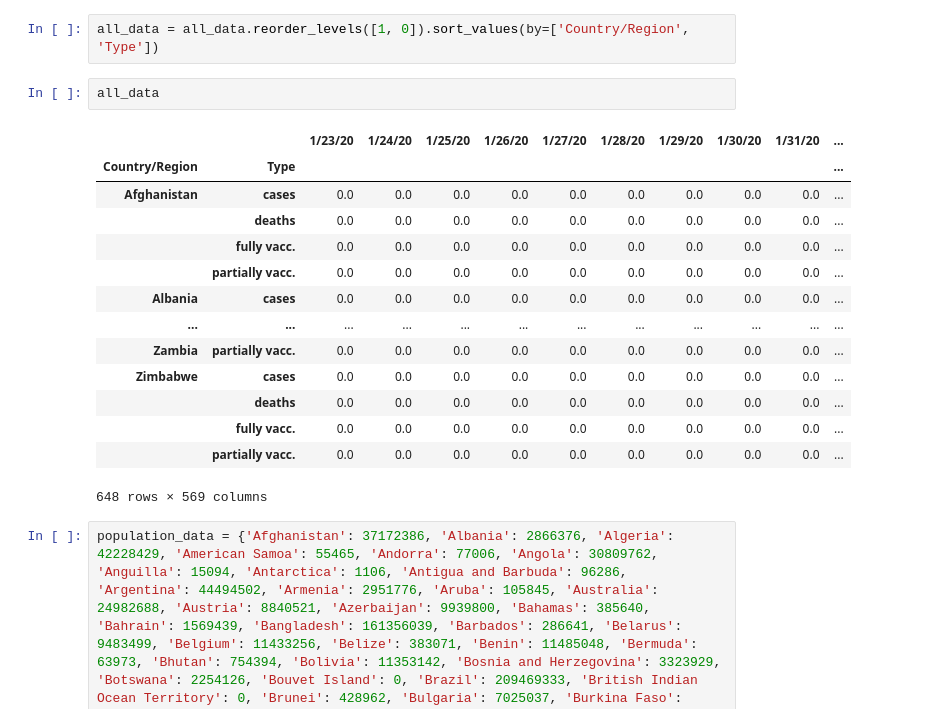
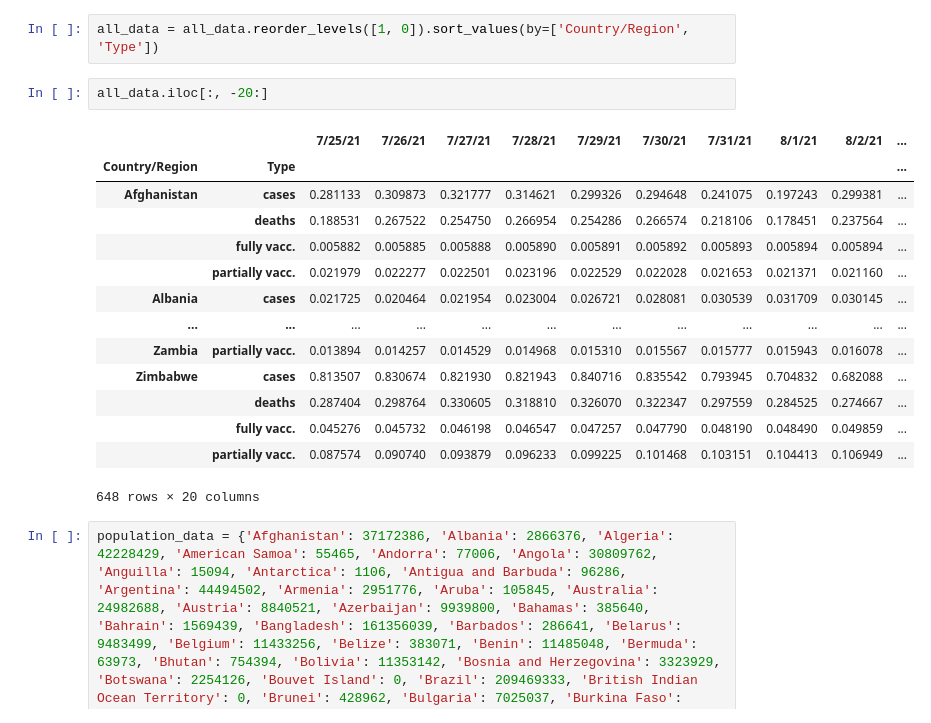
Before and after one commit to Edigiraldo/covid-deaths-predictor, a Jupyter notebook: Filter_training_data.ipynb, the cells around one changed output. Cells and saved outputs as stored; diff of their text form.

```diff
--- a/Filter_training_data.ipynb
+++ b/Filter_training_data.ipynb
@@ -249,20 +249,20 @@ all_data
 # %%
 all_data = all_data.reorder_levels([1, 0]).sort_values(by=['Country/Region', 'Type'])
 # %%
-all_data
+all_data.iloc[:, -20:]
 # %% [output]
-|  |  | 1/23/20 | 1/24/20 | 1/25/20 | 1/26/20 | 1/27/20 | 1/28/20 | 1/29/20 | 1/30/20 | 1/31/20 | ... |
+|  |  | 7/25/21 | 7/26/21 | 7/27/21 | 7/28/21 | 7/29/21 | 7/30/21 | 7/31/21 | 8/1/21 | 8/2/21 | ... |
 | Country/Region | Type |  |  |  |  |  |  |  |  |  | ... |
-| Afghanistan | cases | 0.0 | 0.0 | 0.0 | 0.0 | 0.0 | 0.0 | 0.0 | 0.0 | 0.0 | ... |
-|  | deaths | 0.0 | 0.0 | 0.0 | 0.0 | 0.0 | 0.0 | 0.0 | 0.0 | 0.0 | ... |
-|  | fully vacc. | 0.0 | 0.0 | 0.0 | 0.0 | 0.0 | 0.0 | 0.0 | 0.0 | 0.0 | ... |
-|  | partially vacc. | 0.0 | 0.0 | 0.0 | 0.0 | 0.0 | 0.0 | 0.0 | 0.0 | 0.0 | ... |
-| Albania | cases | 0.0 | 0.0 | 0.0 | 0.0 | 0.0 | 0.0 | 0.0 | 0.0 | 0.0 | ... |
+| Afghanistan | cases | 0.281133 | 0.309873 | 0.321777 | 0.314621 | 0.299326 | 0.294648 | 0.241075 | 0.197243 | 0.299381 | ... |
+|  | deaths | 0.188531 | 0.267522 | 0.254750 | 0.266954 | 0.254286 | 0.266574 | 0.218106 | 0.178451 | 0.237564 | ... |
+|  | fully vacc. | 0.005882 | 0.005885 | 0.005888 | 0.005890 | 0.005891 | 0.005892 | 0.005893 | 0.005894 | 0.005894 | ... |
+|  | partially vacc. | 0.021979 | 0.022277 | 0.022501 | 0.023196 | 0.022529 | 0.022028 | 0.021653 | 0.021371 | 0.021160 | ... |
+| Albania | cases | 0.021725 | 0.020464 | 0.021954 | 0.023004 | 0.026721 | 0.028081 | 0.030539 | 0.031709 | 0.030145 | ... |
 | ... | ... | ... | ... | ... | ... | ... | ... | ... | ... | ... | ... |
-| Zambia | partially vacc. | 0.0 | 0.0 | 0.0 | 0.0 | 0.0 | 0.0 | 0.0 | 0.0 | 0.0 | ... |
-| Zimbabwe | cases | 0.0 | 0.0 | 0.0 | 0.0 | 0.0 | 0.0 | 0.0 | 0.0 | 0.0 | ... |
-|  | deaths | 0.0 | 0.0 | 0.0 | 0.0 | 0.0 | 0.0 | 0.0 | 0.0 | 0.0 | ... |
-|  | fully vacc. | 0.0 | 0.0 | 0.0 | 0.0 | 0.0 | 0.0 | 0.0 | 0.0 | 0.0 | ... |
-|  | partially vacc. | 0.0 | 0.0 | 0.0 | 0.0 | 0.0 | 0.0 | 0.0 | 0.0 | 0.0 | ... |
+| Zambia | partially vacc. | 0.013894 | 0.014257 | 0.014529 | 0.014968 | 0.015310 | 0.015567 | 0.015777 | 0.015943 | 0.016078 | ... |
+| Zimbabwe | cases | 0.813507 | 0.830674 | 0.821930 | 0.821943 | 0.840716 | 0.835542 | 0.793945 | 0.704832 | 0.682088 | ... |
+|  | deaths | 0.287404 | 0.298764 | 0.330605 | 0.318810 | 0.326070 | 0.322347 | 0.297559 | 0.284525 | 0.274667 | ... |
+|  | fully vacc. | 0.045276 | 0.045732 | 0.046198 | 0.046547 | 0.047257 | 0.047790 | 0.048190 | 0.048490 | 0.049859 | ... |
+|  | partially vacc. | 0.087574 | 0.090740 | 0.093879 | 0.096233 | 0.099225 | 0.101468 | 0.103151 | 0.104413 | 0.106949 | ... |
-648 rows × 569 columns
+648 rows × 20 columns
 # %%
```
Also changed, not shown: parts of 15 cells of this notebook, 1 other file.
